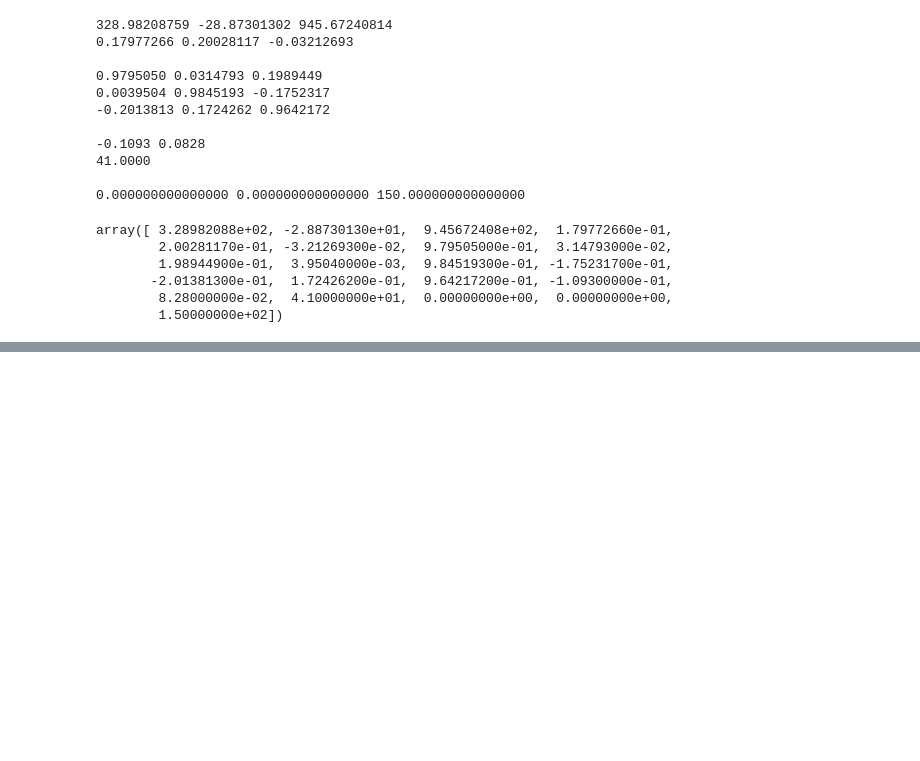
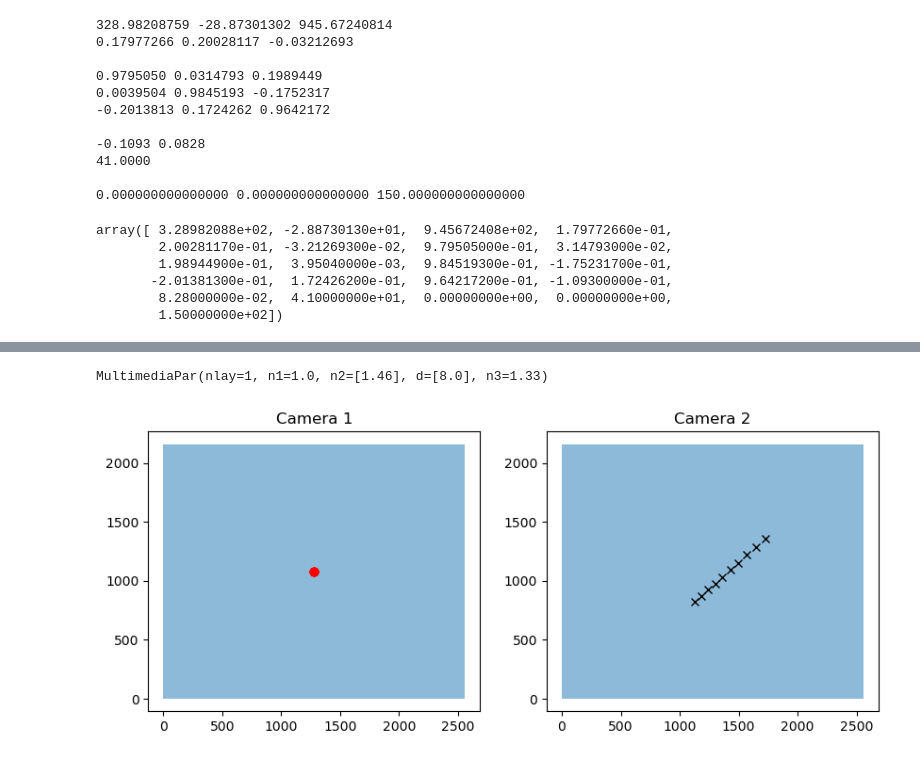
Before and after one commit to OpenPTV/proPTV_OpenPTV_MyPTV_comparison, a Jupyter notebook: OpenPTV_LineOfSight/openptv_lineofsight.ipynb, the cells around one changed output, grey strips where cells are left out. Cells and saved outputs as stored; diff of their text form; code cells hidden in the pictures; blank space fills up the shorter version.

Commit message:
with backprojection to camera 2

```diff
--- a/OpenPTV_LineOfSight/openptv_lineofsight.ipynb
+++ b/OpenPTV_LineOfSight/openptv_lineofsight.ipynb
@@ -116,7 +117,7 @@ array([ 3.28982088e+02, -2.88730130e+01,  9.45672408e+02,  1.79772660e-01,
         8.28000000e-02,  4.10000000e+01,  0.00000000e+00,  0.00000000e+00,
         1.50000000e+02])
 # %%
-calibration = Calibration().from_file(os.path.join(working_path,"cal","cam1.tif.ori"), None)
+camera_1_calibration = Calibration().from_file(os.path.join(working_path,"cal","cam1.tif.ori"), None)
 control_parameters = ControlPar().from_file(os.path.join(working_path,"parameters","ptv.par"))
 volume_parameters = VolumePar().from_file(os.path.join(working_path,"parameters","criteria.par"))
 # %% [output]
@@ -126,7 +133,7 @@ calibration.ext_par, control_parameters.num_cams, volume_parameters.z_min_lay, v
 # %%
 curve_3D = epipolar_curve_in_3D(
-    image_point=np.array([0,0]),
-    origin_cam = calibration,
+    image_point=[control_parameters.imx/2, control_parameters.imy/2],
+    origin_cam = camera_1_calibration,
     num_points = 10,
     cparam = control_parameters,
     vparam = volume_parameters,
@@ -152,0 +178,3 @@ plt.plot(curve_3D[:,0],curve_3D[:,1],curve_3D[:,2],'-',c='red')
+# %%
+camera_2_calibration = Calibration().from_file(os.path.join(working_path,"cal","cam2.tif.ori"), None)
+camera_2_calibration.ext_par
@@ -152,0 +185,31 @@ plt.plot(curve_3D[:,0],curve_3D[:,1],curve_3D[:,2],'-',c='red')
+# %%
+control_parameters.mm
+# %% [output]
+MultimediaPar(nlay=1, n1=1.0, n2=[1.46], d=[8.0], n3=1.33)
+# %%
+fig, ax = plt.subplots(1,2,figsize=(10,8))
+from matplotlib.patches import Rectangle
+
+ax[0].add_patch(Rectangle((0,0),control_parameters.imx, control_parameters.imy,alpha = 0.5))
+ax[1].add_patch(Rectangle((0,0),control_parameters.imx, control_parameters.imy,alpha = 0.5))
+ax[0].set_aspect('equal')
+ax[1].set_aspect('equal')
+
+for point in curve_3D:
+    x, y = img_coord(point, camera_1_calibration, control_parameters.mm)
+    x, y = metric_to_pixel(x, y, control_parameters)
+    # print(x,y)
+
+    ax[0].plot(x,y,'ro')
+
+
+    x, y = img_coord(point, camera_2_calibration, control_parameters.mm)
+    x, y = metric_to_pixel(x, y, control_parameters)
+    # print(x,y)
+    ax[1].plot(x,y,'kx')
+
+ax[0].set_title('Camera 1')
+ax[1].set_title('Camera 2')
+plt.show()
+# %% [output]
+[figure, added]
```
Also changed, not shown: parts of 8 cells of this notebook.
